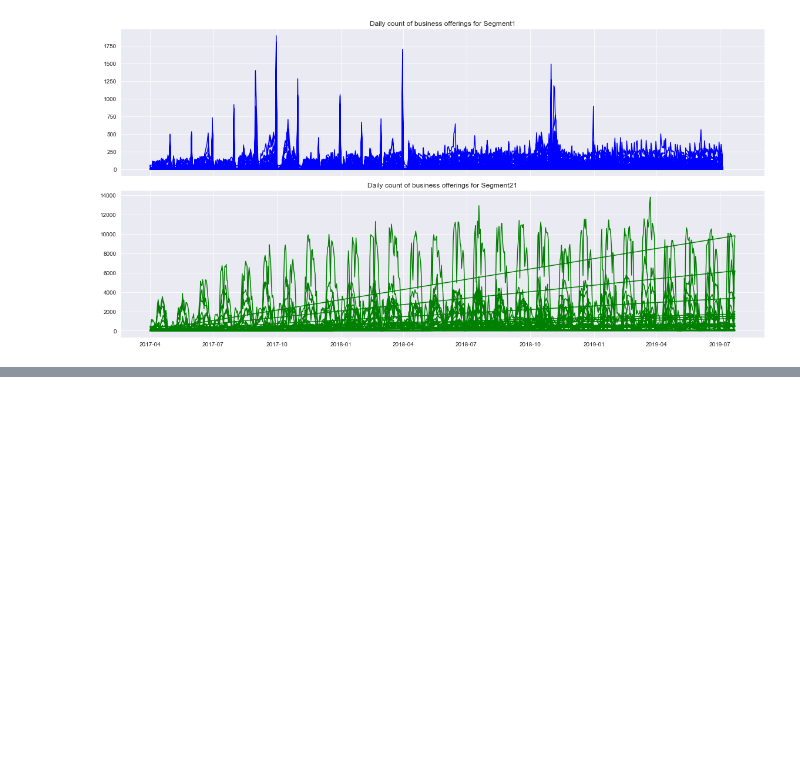
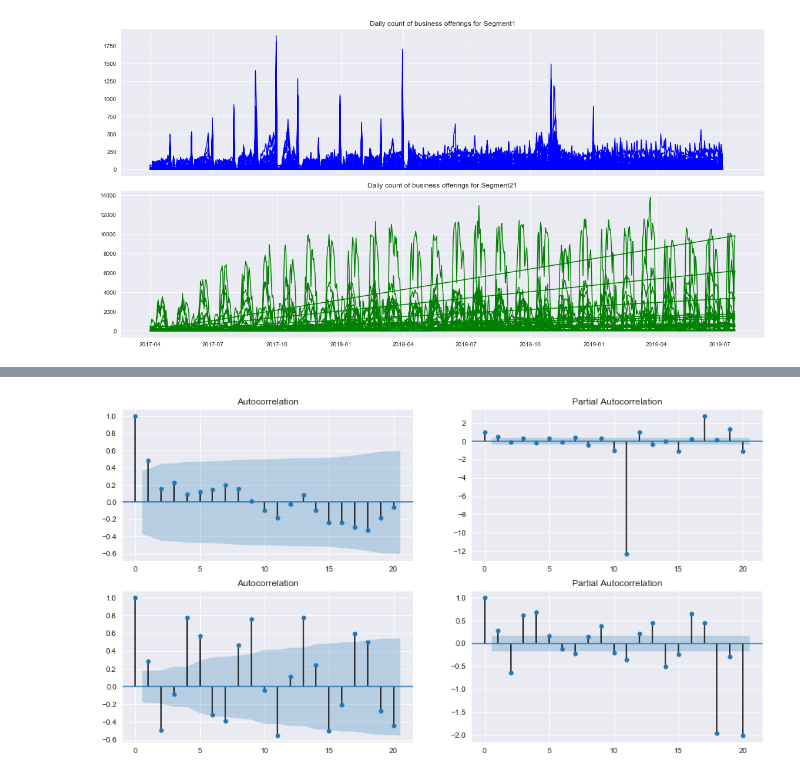
Before and after one commit to DebuRock/LTFS-Data-Science-FinHack, a Jupyter notebook: Inspection.ipynb, the cells around one changed output, grey strips where cells are left out. Cells and saved outputs as stored; diff of their text form; code cells hidden in the pictures; blank space fills up the shorter version.

```diff
--- a/Inspection.ipynb
+++ b/Inspection.ipynb
@@ -70,0 +82,10 @@ plt.show()
+# %%
+## Plot Atocorrelation for Time Series
+fig, axes = plt.subplots(2,2, figsize=(15,8))
+plot_acf(LTFS_segment1.case_count, lags=20, ax=axes[0][0])
+plot_pacf(LTFS_segment1.case_count, lags=20, ax=axes[0][1])
+plot_acf(LTFS_segment2.case_count, lags=20, ax=axes[1][0])
+plot_pacf(LTFS_segment2.case_count, lags=20, ax=axes[1][1])
+plt.show()
+# %% [output]
+[figure, added]
```
Also changed, not shown: parts of 11 cells of this notebook.
